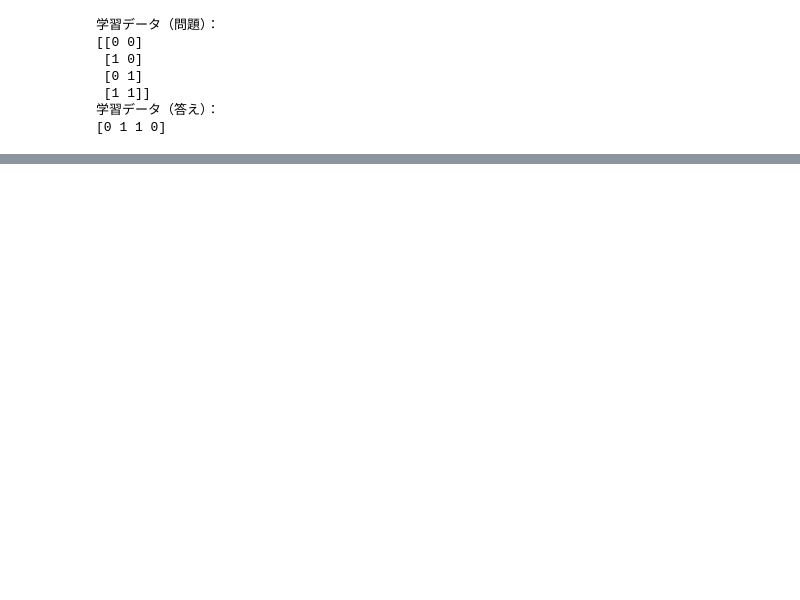
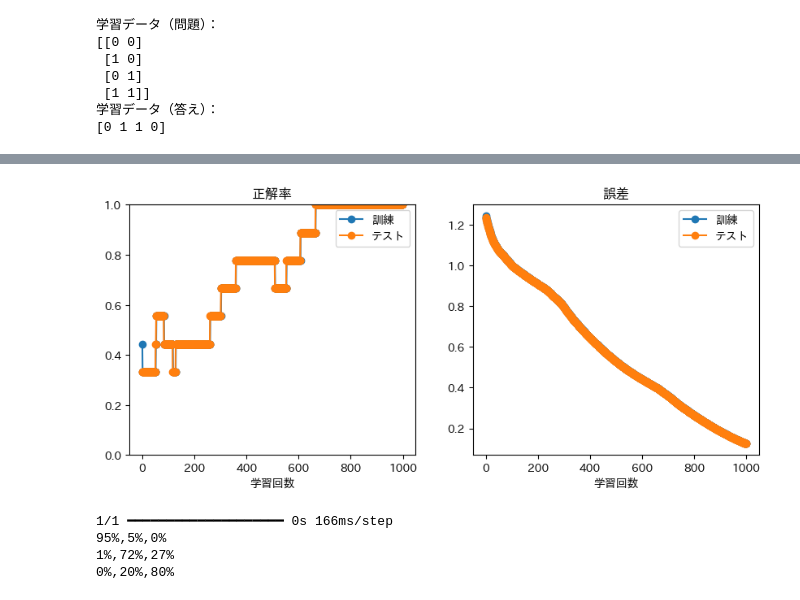
Before and after one commit to naorex/Python3rdGrade_Deep_Learning_Beginner, a Jupyter notebook: Chapter04_NNで学習.ipynb, the cells around one changed output, grey strips where cells are left out. Drawn from its saved outputs; the diff is of its cells as text; code cells hidden in the pictures; blank space fills up the shorter version.

```diff
--- a/Chapter04_NNで学習.ipynb
+++ b/Chapter04_NNで学習.ipynb
@@ -116,0 +117,4 @@ plt.show()
+# %%
+# モデルにデータを渡して予測
+pre = model.predict(x_test)
+print(pre)
@@ -116,0 +127,5 @@ plt.show()
+# %%
+# 分かりやすいように変更
+for i in range(4):
+    index = np.argmax(pre[i]) # 一番高い確率の番号をindexに代入
+    print(f"入力は{x_test[i]}, 出力は{index}")
@@ -116,0 +178,7 @@ plt.show()
+# %%
+# モデルを作って学習
+model = keras.models.Sequential()
+model.add(layers.Dense(8, activation='relu', input_dim=2))
+model.add(layers.Dense(8, activation='relu'))
+model.add(layers.Dense(3, activation='softmax'))
+model.summary()
@@ -116,0 +199,10 @@ plt.show()
+# %%
+# 学習の実行
+model.compile(optimizer="adam",
+              loss="sparse_categorical_crossentropy",
+              metrics=["accuracy"])
+history = model.fit(x_train, y_train,
+                    epochs=1000,
+                    validation_data=(x_test, y_test))
+test_loss, test_acc = model.evaluate(x_test, y_test)
+print(f"テストデータの正解率: {test_acc:.2%}")
@@ -116,0 +227,27 @@ plt.show()
+# %%
+# 学習の様子を可視化
+param = [["正解率","accuracy","val_accuracy"],
+         ["誤差","loss","val_loss"]]
+plt.figure(figsize=(10,4))
+for i in range(2):
+    plt.subplot(1,2,i+1)
+    plt.title(param[i][0])
+    plt.plot(history.history[param[i][1]],"o-")
+    plt.plot(history.history[param[i][2]],"o-")
+    plt.xlabel("学習回数")
+    plt.legend(["訓練","テスト"],loc="best")
+    if i==0:
+        plt.ylim(0,1)
+plt.show()
+# %% [output]
+[figure, added]
+# %%
+# データを渡して予測
+pre = model.predict(x_test)
+for i in range(3):
+    print(f"{pre[i][0]:.0%},{pre[i][1]:.0%},{pre[i][2]:.0%}")
+# %% [output]
+1/1 ━━━━━━━━━━━━━━━━━━━━ 0s 166ms/step
+95%,5%,0%
+1%,72%,27%
+0%,20%,80%
```
Also changed, not shown: parts of 22 cells of this notebook.
